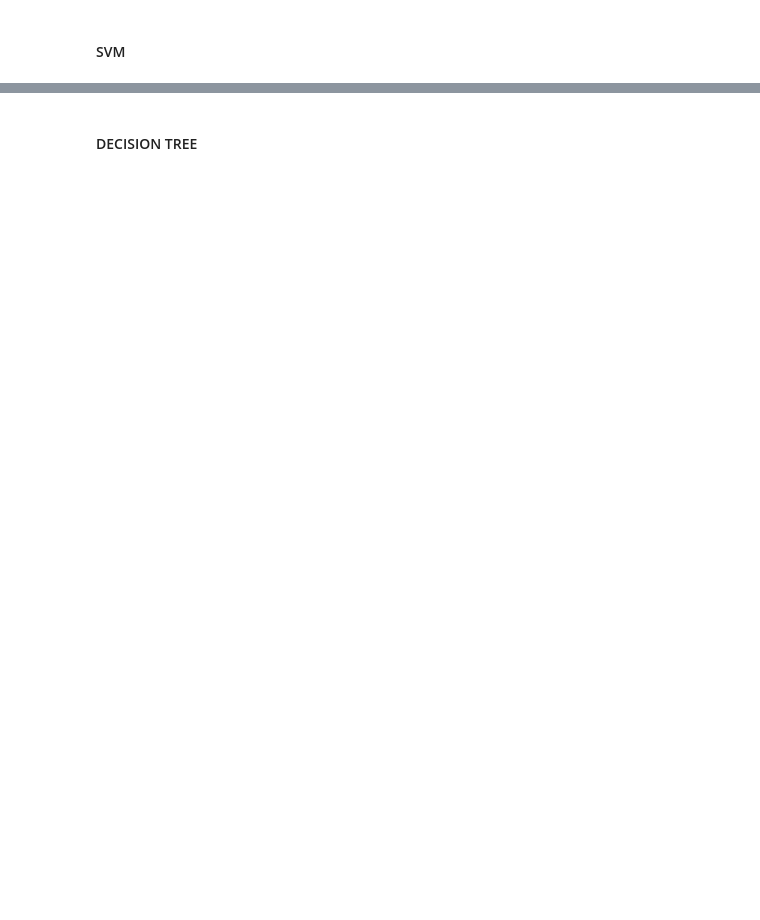
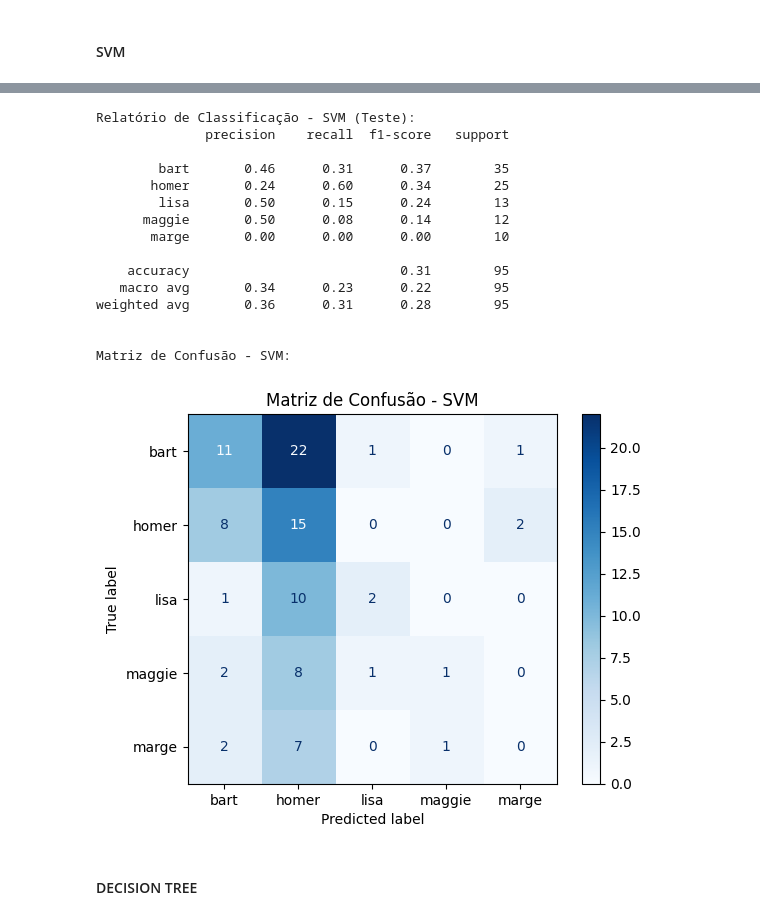
Before and after one commit to MateusLyoshka/IA_Simpsons, a Jupyter notebook: main.ipynb, the cells around one changed output, grey strips where cells are left out. Cells and saved outputs as stored; diff of their text form; code cells hidden in the pictures; blank space fills up the shorter version.

```diff
--- a/main.ipynb
+++ b/main.ipynb
@@ -305,29 +466,39 @@ Fitting 5 folds for each of 144 candidates, totalling 720 fits
 # %%
-from sklearn.metrics import accuracy_score, classification_report
+import matplotlib.pyplot as plt
+from sklearn.metrics import ConfusionMatrixDisplay
 
-# Carrega os dados de teste
-df_test = pd.read_csv(csv_test_path)
+# Melhor modelo SVM
+best_svm = random_svm.best_estimator_
 
-X_test = df_test.drop('class', axis=1)
-y_test = df_test['class']
+# Predição e avaliação
+y_pred_svm = best_svm.predict(X_test)
 
-# Normaliza os dados
-scaler = MinMaxScaler()
-X_test = scaler.fit_transform(X_test)
+print("\nRelatório de Classificação - SVM (Teste):")
+print(classification_report(y_test, y_pred_svm, target_names=le.classes_))
 
-# Criando o modelo
-modelo = SVC(C=gridSVM.best_estimator_.C, gamma=gridSVM.best_estimator_.gamma, kernel=gridSVM.best_estimator_.kernel)
-
-# Treinando o modelo
-modelo.fit(X_train, y_train)
-
-# Testando o modelo
-y_pred = modelo.predict(X_test)
-
-# Avaliando o modelo
-
-print(f"Acurácia: {accuracy_score(y_test, y_pred)}")
-print(classification_report(y_test, y_pred))
+print("\nMatriz de Confusão - SVM:")
+cm_svm = confusion_matrix(y_test, y_pred_svm)
+disp = ConfusionMatrixDisplay(confusion_matrix=cm_svm, display_labels=le.classes_)
+disp.plot(cmap='Blues', values_format='d')
+plt.title('Matriz de Confusão - SVM')
+plt.show()
+# %% [output]
+Relatório de Classificação - SVM (Teste):
+              precision    recall  f1-score   support
+
+        bart       0.46      0.31      0.37        35
+       homer       0.24      0.60      0.34        25
+        lisa       0.50      0.15      0.24        13
+      maggie       0.50      0.08      0.14        12
+       marge       0.00      0.00      0.00        10
+
+    accuracy                           0.31        95
+   macro avg       0.34      0.23      0.22        95
+weighted avg       0.36      0.31      0.28        95
+
+
+Matriz de Confusão - SVM:
+[figure, added]
 # %% [markdown]
 #### DECISION TREE
 # %%
```
Also changed, not shown: parts of 12 cells of this notebook, 2 other files.
